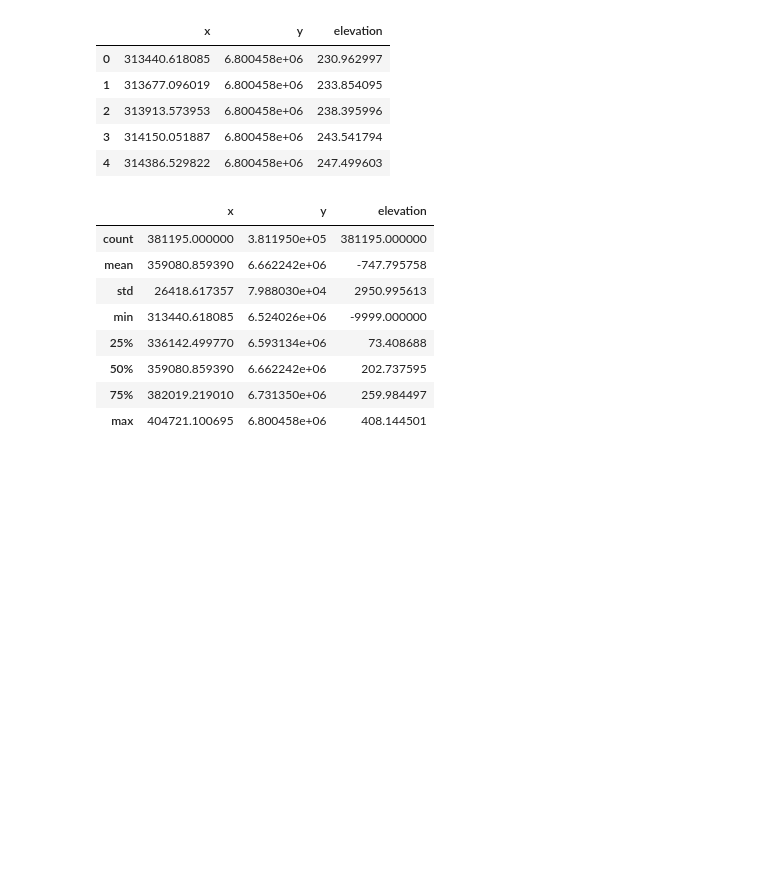
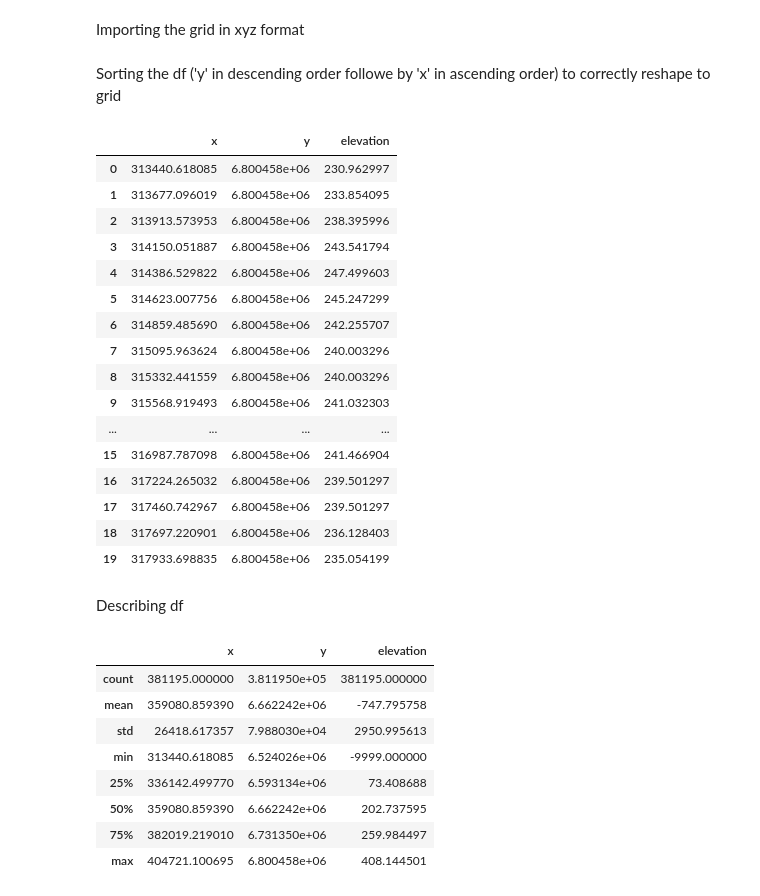
Before and after one commit to P219-C/drapeTool, a Jupyter notebook: exampleNotebook.ipynb, the cells around one changed output. Drawn from its saved outputs; the diff is of its cells as text; code cells hidden in the pictures; blank space fills up the shorter version.

```diff
--- a/exampleNotebook.ipynb
+++ b/exampleNotebook.ipynb
@@ -3,20 +3,38 @@ import numpy as np
 import pandas as pd
 import seaborn as sns
 import matplotlib.pyplot as plt
+# %% [markdown]
+Importing the grid in xyz format
 # %%
 df = pd.read_table('./data/GDA20z50_DEM9s_NPB-AoI.xyz',
                 skiprows=0,
                 delim_whitespace=True,
                 names=['x', 'y', 'elevation'])
-# %%
-df.head()
-# %% [output]
-|  | x | y | elevation |
-| 0 | 313440.618085 | 6.800458e+06 | 230.962997 |
-| 1 | 313677.096019 | 6.800458e+06 | 233.854095 |
-| 2 | 313913.573953 | 6.800458e+06 | 238.395996 |
-| 3 | 314150.051887 | 6.800458e+06 | 243.541794 |
-| 4 | 314386.529822 | 6.800458e+06 | 247.499603 |
+# %% [markdown]
+Sorting the df ('y' in descending order followe by 'x' in ascending order) to correctly reshape to grid
+# %%
+df = df.sort_values(['y', 'x'], ascending=[False, True])
+df.head(20)
+# %% [output]
+|  | x | y | elevation |
+| 0 | 313440.618085 | 6.800458e+06 | 230.962997 |
+| 1 | 313677.096019 | 6.800458e+06 | 233.854095 |
+| 2 | 313913.573953 | 6.800458e+06 | 238.395996 |
+| 3 | 314150.051887 | 6.800458e+06 | 243.541794 |
+| 4 | 314386.529822 | 6.800458e+06 | 247.499603 |
+| 5 | 314623.007756 | 6.800458e+06 | 245.247299 |
+| 6 | 314859.485690 | 6.800458e+06 | 242.255707 |
+| 7 | 315095.963624 | 6.800458e+06 | 240.003296 |
+| 8 | 315332.441559 | 6.800458e+06 | 240.003296 |
+| 9 | 315568.919493 | 6.800458e+06 | 241.032303 |
+| ... | ... | ... | ... |
+| 15 | 316987.787098 | 6.800458e+06 | 241.466904 |
+| 16 | 317224.265032 | 6.800458e+06 | 239.501297 |
+| 17 | 317460.742967 | 6.800458e+06 | 239.501297 |
+| 18 | 317697.220901 | 6.800458e+06 | 236.128403 |
+| 19 | 317933.698835 | 6.800458e+06 | 235.054199 |
+# %% [markdown]
+Describing df
 # %%
 df.describe()
 # %% [output]
```
Also changed, not shown: parts of 30 cells of this notebook, 4 other files.
